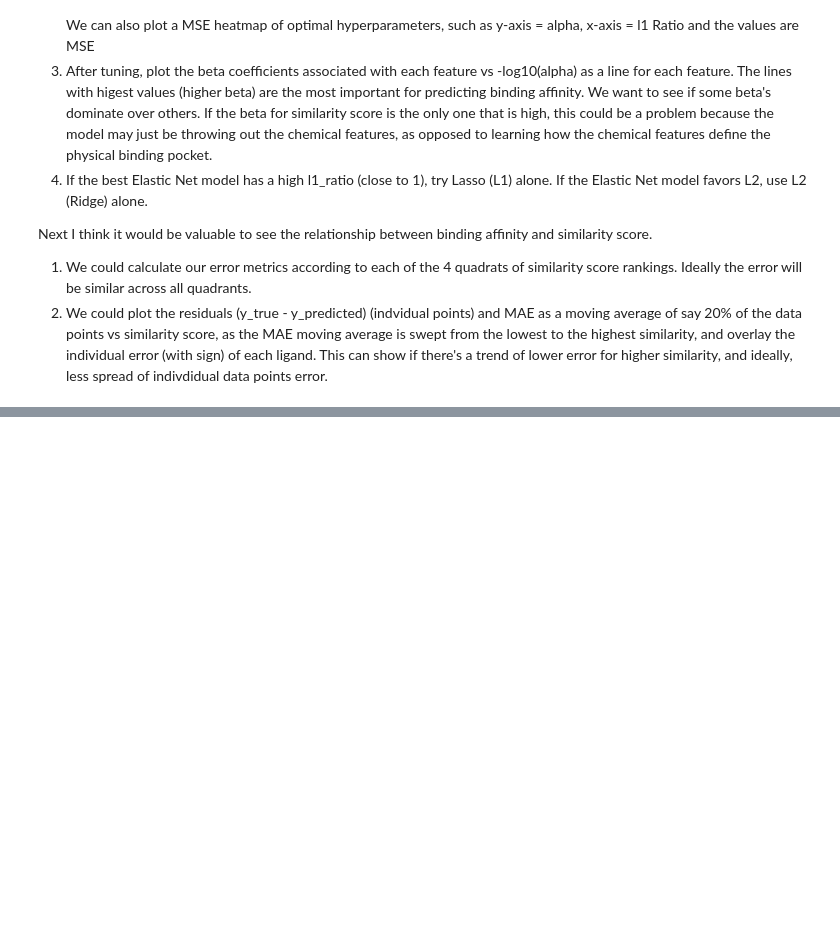
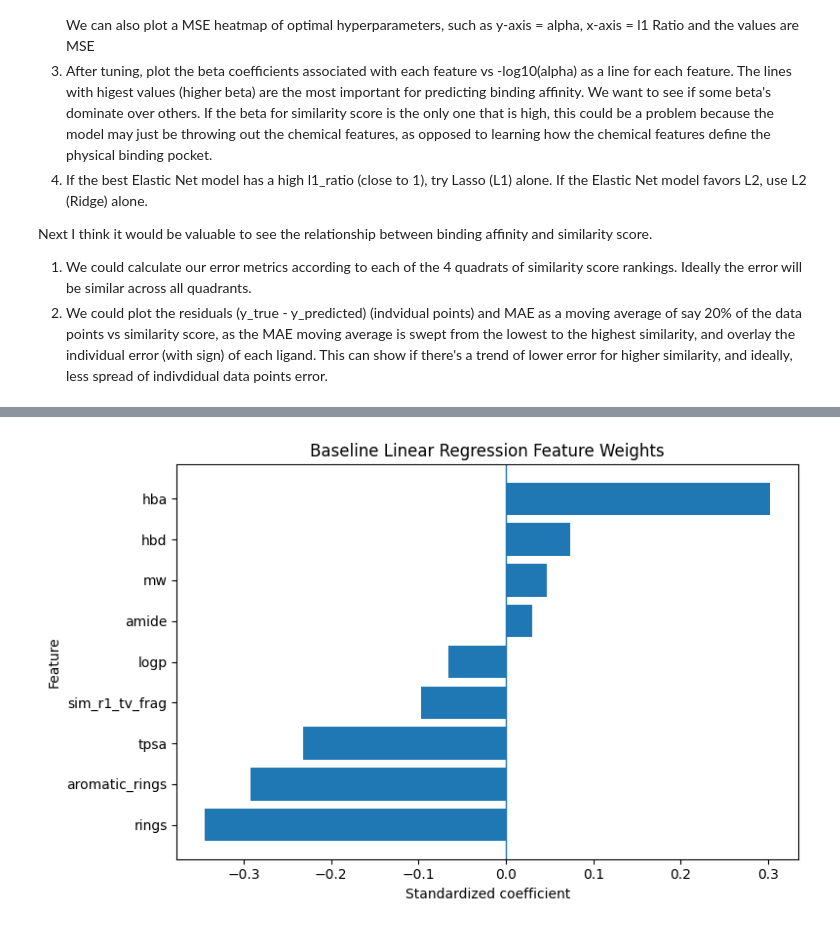
Before and after one commit to sibhi-sakthivel/chem277a-final-project, a Jupyter notebook: Project2_Chem277A_v5.ipynb, the cells around one changed output, grey strips where cells are left out. Saved outputs shown, nothing was run; the diff lists cells and outputs as text; code cells hidden in the pictures; blank space fills up the shorter version.

```diff
--- a/Project2_Chem277A_v5.ipynb
+++ b/Project2_Chem277A_v5.ipynb
@@ -2704,0 +3008,10 @@ print(f"Optimal L1 Ratio: {model_cv.l1_ratio_}")
+# %%
+# Phase 7.C.3 — Baseline feature coefficients
+
+coef_df_baseline = pd.DataFrame({
+    "feature": feature_cols,
+    "coefficient": linreg.coef_,
+    "abs_coefficient": np.abs(linreg.coef_)
+}).sort_values("abs_coefficient", ascending=False)
+
+display(coef_df_baseline)
@@ -2704,0 +3029,13 @@ print(f"Optimal L1 Ratio: {model_cv.l1_ratio_}")
+# %%
+coef_plot_df = coef_df_baseline.sort_values("coefficient")
+
+plt.figure(figsize=(8, 5))
+plt.barh(coef_plot_df["feature"], coef_plot_df["coefficient"])
+plt.axvline(0, linewidth=1)
+plt.xlabel("Standardized coefficient")
+plt.ylabel("Feature")
+plt.title("Baseline Linear Regression Feature Weights")
+plt.tight_layout()
+plt.show()
+# %% [output]
+[figure, added]
```
Also changed, not shown: parts of 46 cells of this notebook.
